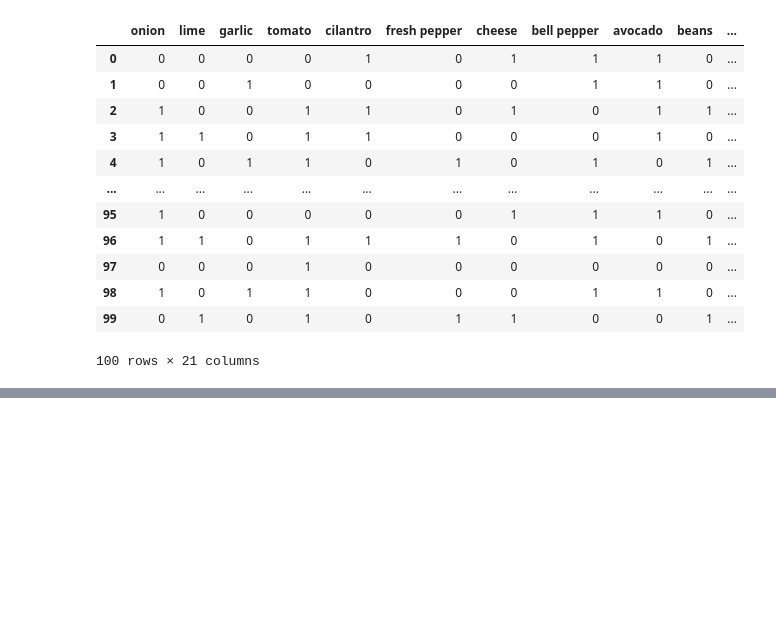
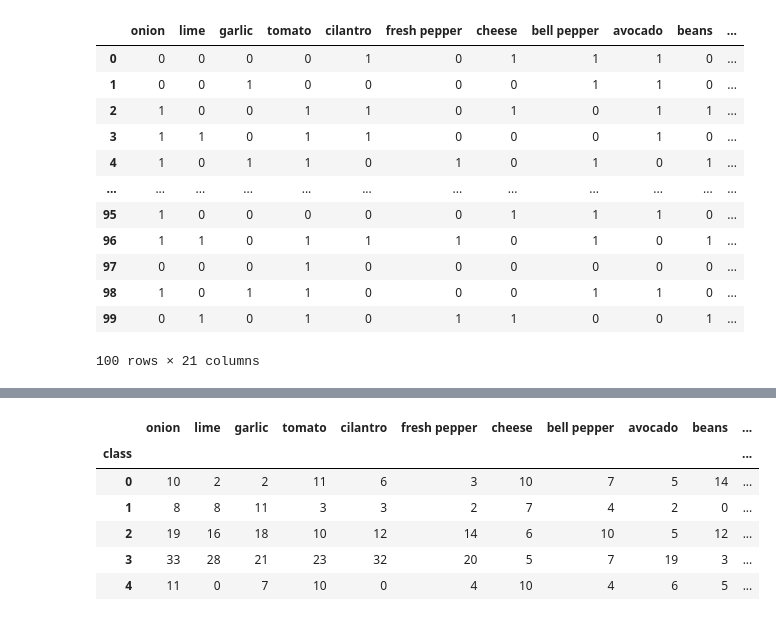
Before and after one commit to ccwillmore/Recipe_project, a Jupyter notebook: KMeans_attemp1.ipynb, the cells around one changed output, grey strips where cells are left out. Drawn from its saved outputs; the diff is of its cells as text; code cells hidden in the pictures; blank space fills up the shorter version.

```diff
--- a/KMeans_attemp1.ipynb
+++ b/KMeans_attemp1.ipynb
@@ -69,2 +69,13 @@ Mexican_df.hvplot.scatter(by="class")
 # %% [output]
 [interactive output not drawn]
+# %%
+total_sum_ingredients = Mexican_df.groupby(["class"]).sum()
+total_sum_ingredients
+# %% [output]
+|  | onion | lime | garlic | tomato | cilantro | fresh pepper | cheese | bell pepper | avocado | beans | ... |
+| class |  |  |  |  |  |  |  |  |  |  | ... |
+| 0 | 10 | 2 | 2 | 11 | 6 | 3 | 10 | 7 | 5 | 14 | ... |
+| 1 | 8 | 8 | 11 | 3 | 3 | 2 | 7 | 4 | 2 | 0 | ... |
+| 2 | 19 | 16 | 18 | 10 | 12 | 14 | 6 | 10 | 5 | 12 | ... |
+| 3 | 33 | 28 | 21 | 23 | 32 | 20 | 5 | 7 | 19 | 3 | ... |
+| 4 | 11 | 0 | 7 | 10 | 0 | 4 | 10 | 4 | 6 | 5 | ... |
```
Also changed, not shown: parts of 3 cells of this notebook.
